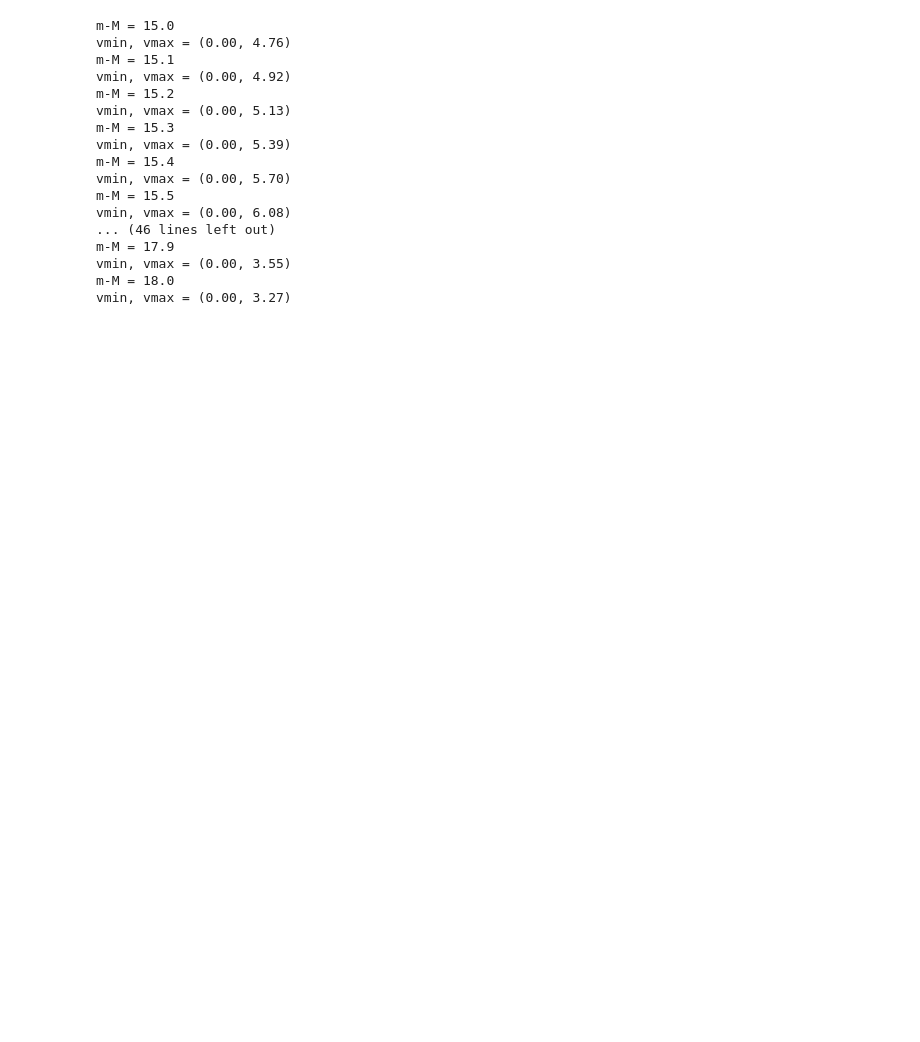
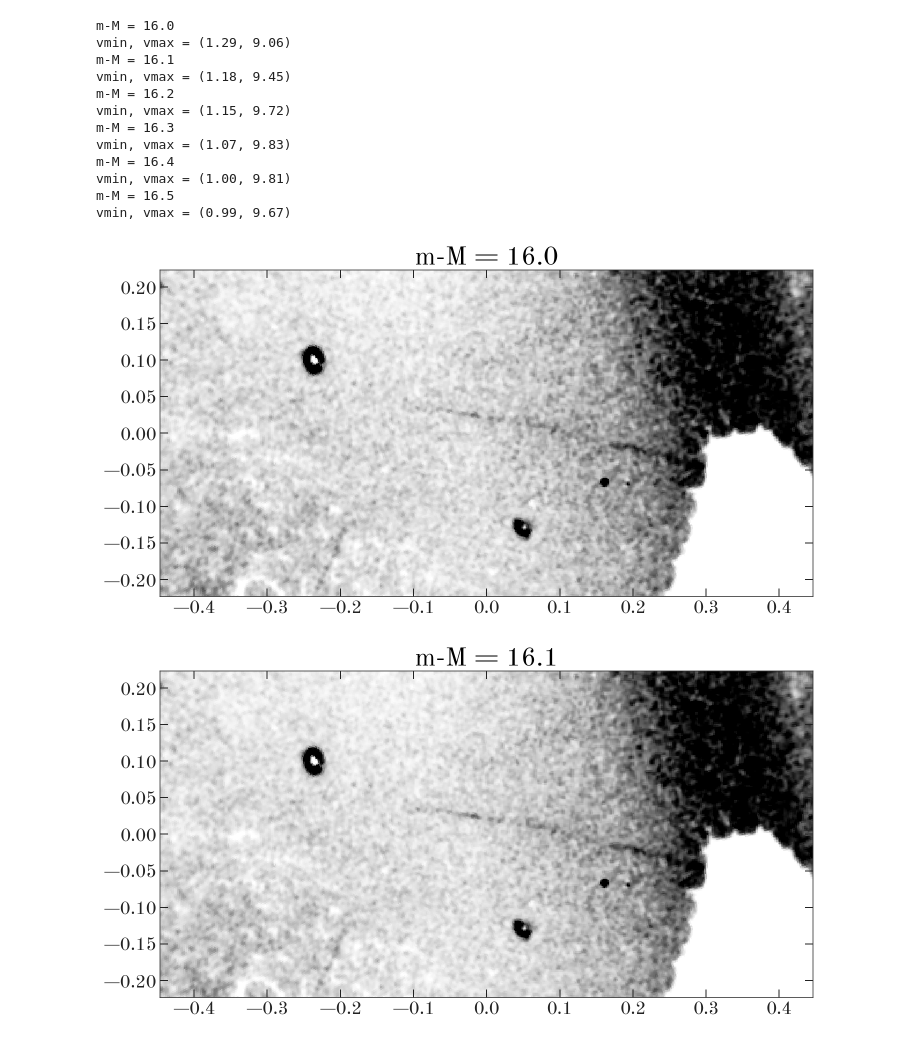
Before and after one commit to adrn/slegs, a Jupyter notebook: notebooks/Package-demo.ipynb, the cells around one changed output. Saved outputs shown, nothing was run; the diff lists cells and outputs as text; code cells hidden in the pictures; blank space fills up the shorter version.

```diff
--- a/notebooks/Package-demo.ipynb
+++ b/notebooks/Package-demo.ipynb
@@ -133,20 +32,18 @@ def make_anim_frames(cube, proj, name, mu_lim=None,
 # %%
-make_anim_frames(cube, proj, name='atlas', mu_lim=(15, 18))
+make_anim_frames(cube, dms, proj, name='atlas',
+                 mu_lim=(16, 16.5), save_path=False, close_fig=False)
 # %% [output]
-m-M = 15.0
-vmin, vmax = (0.00, 4.76)
-m-M = 15.1
-vmin, vmax = (0.00, 4.92)
-m-M = 15.2
-vmin, vmax = (0.00, 5.13)
-m-M = 15.3
-vmin, vmax = (0.00, 5.39)
-m-M = 15.4
-vmin, vmax = (0.00, 5.70)
-m-M = 15.5
-vmin, vmax = (0.00, 6.08)
-... (46 lines left out)
-m-M = 17.9
-vmin, vmax = (0.00, 3.55)
-m-M = 18.0
-vmin, vmax = (0.00, 3.27)
+m-M = 16.0
+vmin, vmax = (1.29, 9.06)
+m-M = 16.1
+vmin, vmax = (1.18, 9.45)
+m-M = 16.2
+vmin, vmax = (1.15, 9.72)
+m-M = 16.3
+vmin, vmax = (1.07, 9.83)
+m-M = 16.4
+vmin, vmax = (1.00, 9.81)
+m-M = 16.5
+vmin, vmax = (0.99, 9.67)
+[figure, added]
+[figure, added]
```
Also changed, not shown: parts of 4 cells of this notebook.
